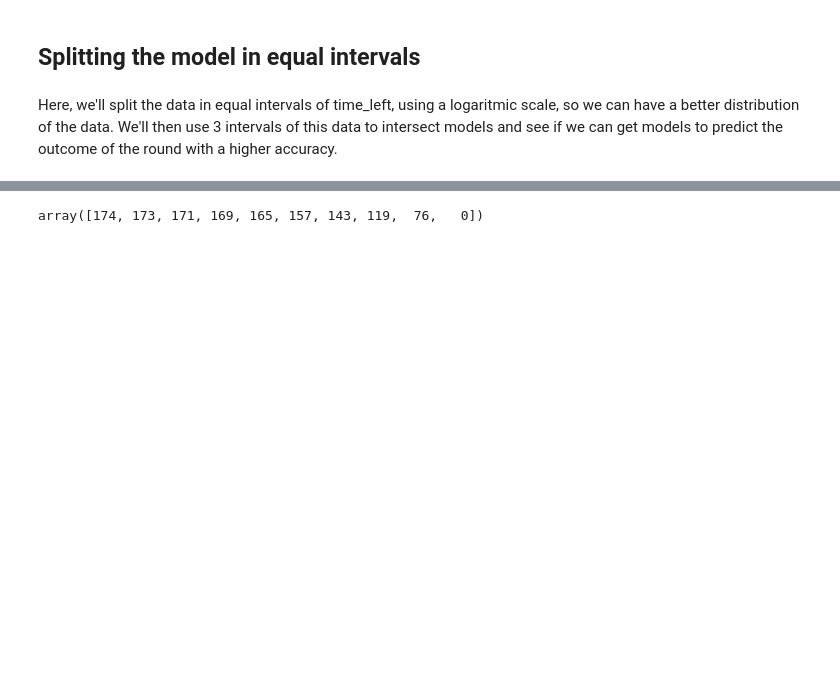
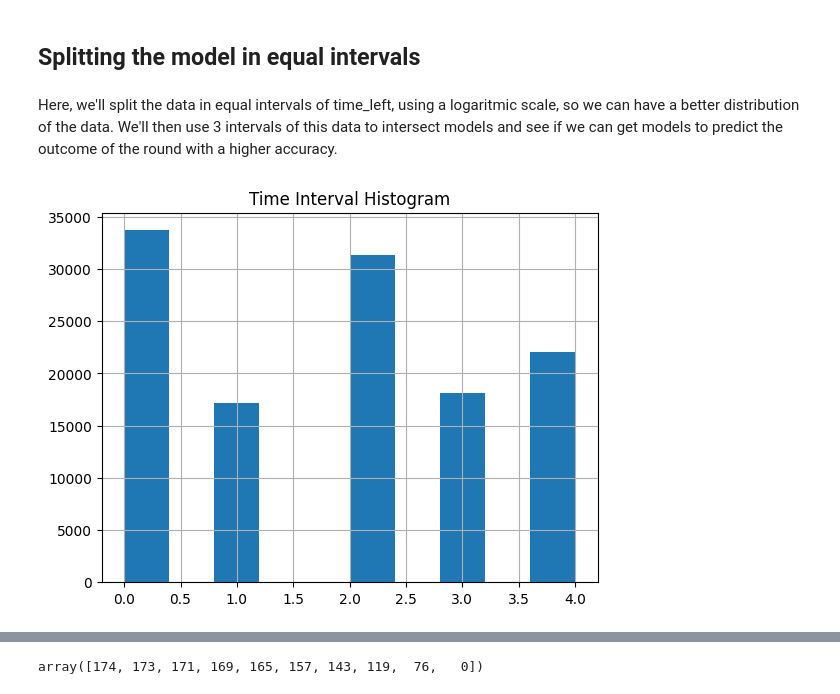
Before and after one commit to devfernandoa/CSRoundPrediction, a Jupyter notebook: notebooks/03_regression.ipynb, the cells around one changed output, grey strips where cells are left out. Drawn from its saved outputs; the diff is of its cells as text; code cells hidden in the pictures; blank space fills up the shorter version.

Commit message:
Splitting the data

```diff
--- a/notebooks/03_regression.ipynb
+++ b/notebooks/03_regression.ipynb
@@ -286,0 +289,14 @@ Here, we'll split the data in equal intervals of time_left, using a logaritmic s
+# %%
+# Split the data into equal intervals
+data_interval = model_data.copy()
+data_interval['time_interval'] = pd.cut(data_interval['time_left'], bins=5, labels=[4, 3, 2, 1, 0])
+
+data_interval['time_interval'].hist()
+
+# Set the title using Matplotlib
+plt.title('Time Interval Histogram')
+
+# Show the plot
+plt.show()
+# %% [output]
+[figure, added]
```
Also changed, not shown: parts of 9 cells of this notebook.
